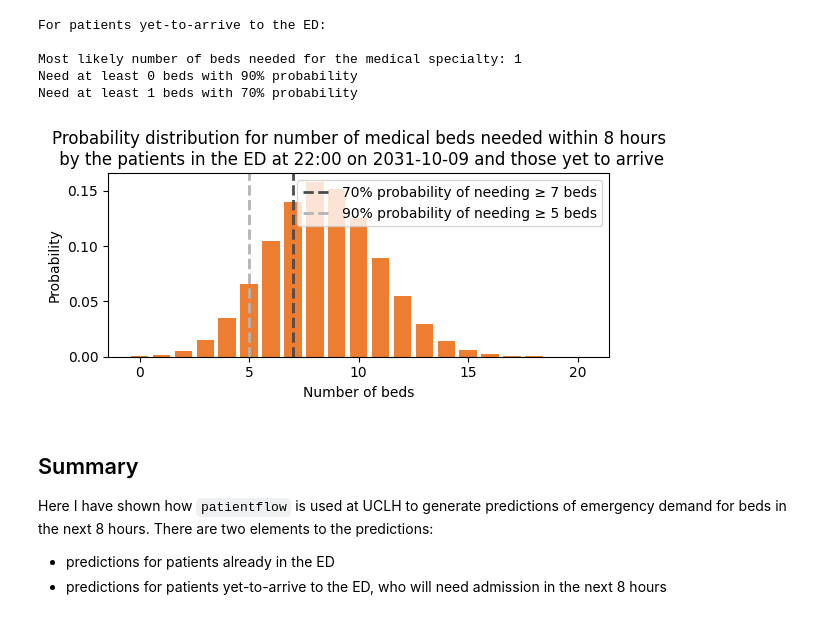
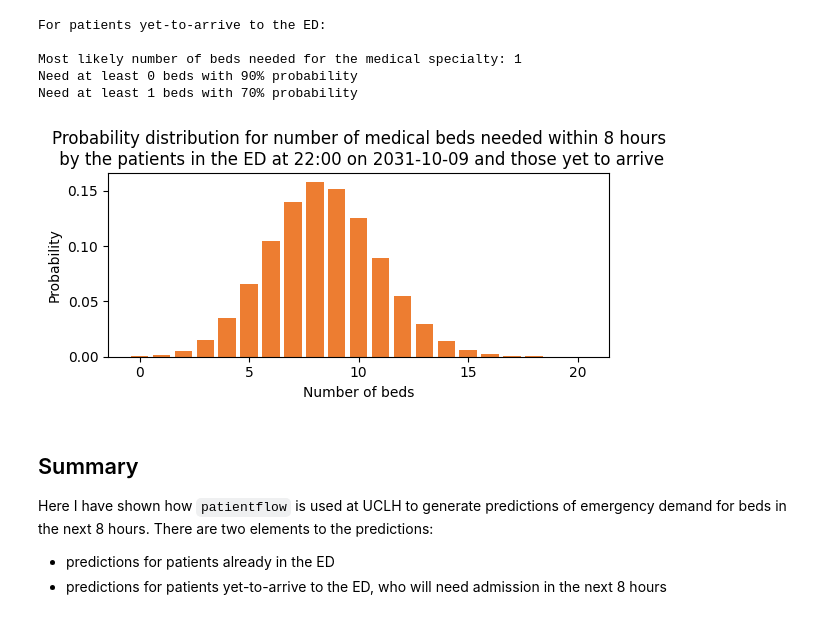
Before and after one commit to UCL-CORU/patientflow, a Jupyter notebook: notebooks/4c_Predict_demand.ipynb, the cells around one changed output. Cells and saved outputs as stored; diff of their text form; code cells hidden in the pictures.

```diff
--- a/notebooks/4c_Predict_demand.ipynb
+++ b/notebooks/4c_Predict_demand.ipynb
@@ -439,6 +439,7 @@ for ax, specialty in zip(axes.flat, plot_order):
         prediction_time=random_prediction_time,
         prediction_window=prediction_window,
         filter_keys=specialty,
+        prediction_date=random_prediction_date,
         x1=x1, y1=y1, x2=x2, y2=y2)
     title = specialty.title()
     plot_prob_dist(weighted_poisson_prediction[specialty], title,
@@ -471,6 +472,7 @@ To make demand predictions at a given prediction moment, we call `build_service_
 # %%
 from patientflow.predict.service import build_service_data
 from patientflow.predict.demand import FlowSelection
+from patientflow.model_artifacts import ServiceModels
 
 # select the relevant ED admissions model based on the prediction time
 admission_model = admissions_models[get_model_key(model_name, random_prediction_time)]
@@ -479,9 +481,21 @@ admission_model = admissions_models[get_model_key(model_name, random_prediction_
 prediction_snapshots_processed = prediction_snapshots.copy(deep=True)
 prediction_snapshots_processed['elapsed_los'] = pd.to_timedelta(prediction_snapshots_processed['elapsed_los'], unit='s')
 
+service_models = ServiceModels(
+    prediction_time=random_prediction_time,
+    prediction_window=prediction_window,
+    ed_classifier=admission_model,
+    inpatient_classifier=None,
+    spec_model=spec_model,
+    ed_yta_model=yta_model_by_spec,
+    non_ed_yta_model=None,
+    elective_yta_model=None,
+    transfer_model=None,
+)
+
 # generate the prediction inputs
 prediction_inputs = build_service_data(
-    models=(admission_model, None, spec_model, yta_model_by_spec, None, None, None),
+    models=service_models,
     prediction_time=random_prediction_time,
     flow_selection=FlowSelection.custom(
         include_ed_current=True,
@@ -493,7 +507,7 @@ prediction_inputs = build_service_data(
         cohort="emergency",
     ),
     specialties=specialty_filters.keys(),
-    prediction_window=timedelta(hours=8),
+    prediction_window=prediction_window,
     prediction_date=random_prediction_date,
     ed_snapshots=prediction_snapshots_processed,
     inpatient_snapshots=None,
@@ -586,28 +600,27 @@ Need at least 1 beds with 70% probability
 # %%
 title = (
     f'Probability distribution for number of medical beds needed within {int(prediction_window.total_seconds()/3600)} hours\n'
     f' by the patients in the ED at {format_prediction_time(random_prediction_time)} '
     f'on {random_prediction_date} and those yet to arrive'
 )
 
 bundle = predictor.predict_service(
     inputs=prediction_inputs['medical'],
     flow_selection=FlowSelection.custom(
         include_ed_current=True,
         include_ed_yta=True, #only change is setting include_ed_yta to True
         include_non_ed_yta=False,
         include_elective_yta=False,
         include_transfers_in=False,
         include_departures=False,  # No departures
         cohort="emergency"
     ))
 
 plot_prob_dist(bundle.arrivals.probabilities, title,
     include_titles=True, truncate_at_beds=20,
-    probability_levels=[0.7,0.9],
-    show_probability_thresholds=True, bar_colour=spec_colour_dict["single"]["medical"])
+    bar_colour=spec_colour_dict["single"]["medical"])
 # %% [output]
-[figure, old version]
+[figure, new version]
 # %% [markdown]
 ## Summary
 
```
Also changed, not shown: parts of 7 cells of this notebook, 23 other files.
